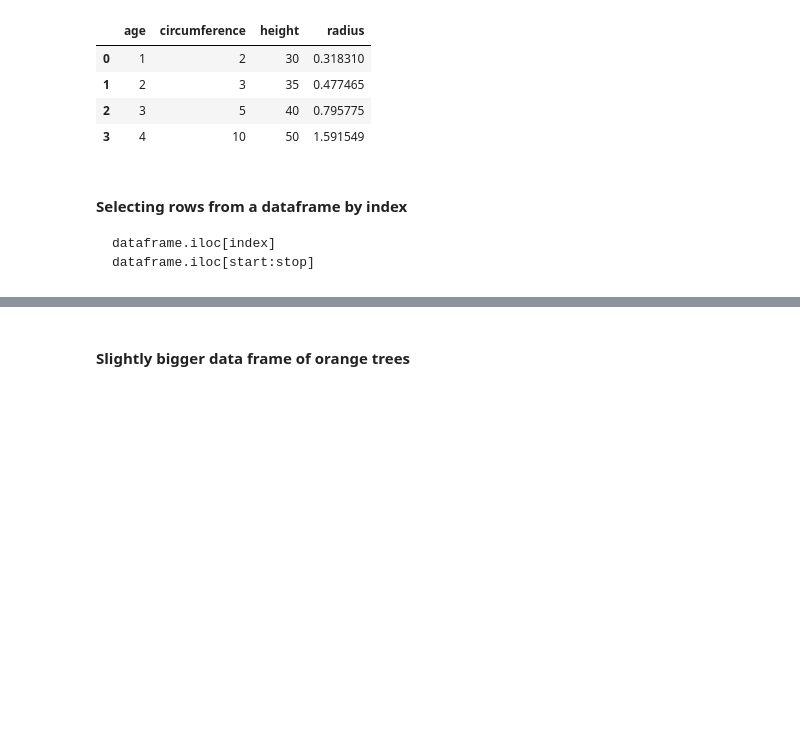
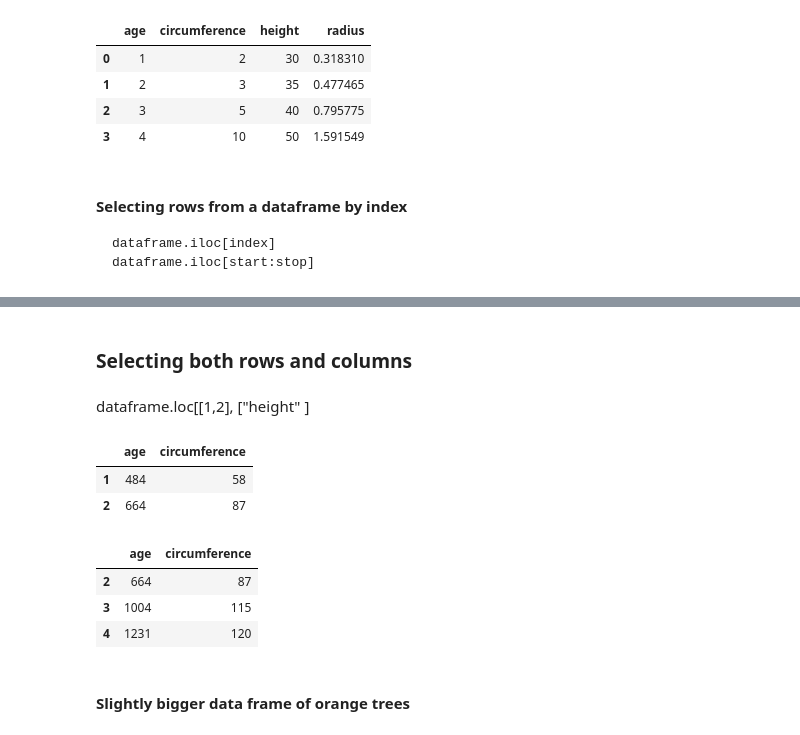
Before and after one commit to nanjiangshu/python-programming-bioinfo, a Jupyter notebook: lectures/Day_5.ipynb, the cells around one changed output, grey strips where cells are left out. Saved outputs shown, nothing was run; the diff lists cells and outputs as text; code cells hidden in the pictures; blank space fills up the shorter version.

```diff
--- a/lectures/Day_5.ipynb
+++ b/lectures/Day_5.ipynb
@@ -182,2 +246,19 @@ df.iloc[1:3]
+# %% [markdown]
+### Selecting both rows and columns
+# %% [markdown]
+dataframe.loc[[1,2], ["height" ]
+# %%
+df.loc[[1,2], ["age", "circumference" ]]
+# %% [output]
+|  | age | circumference |
+| 1 | 484 | 58 |
+| 2 | 664 | 87 |
+# %%
+df.iloc[2:5, 1:3]
+# %% [output]
+|  | age | circumference |
+| 2 | 664 | 87 |
+| 3 | 1004 | 115 |
+| 4 | 1231 | 120 |
 # %% [markdown]
 #### Slightly bigger data frame of orange trees
```
Also changed, not shown: parts of 23 cells of this notebook, 14 other files.
